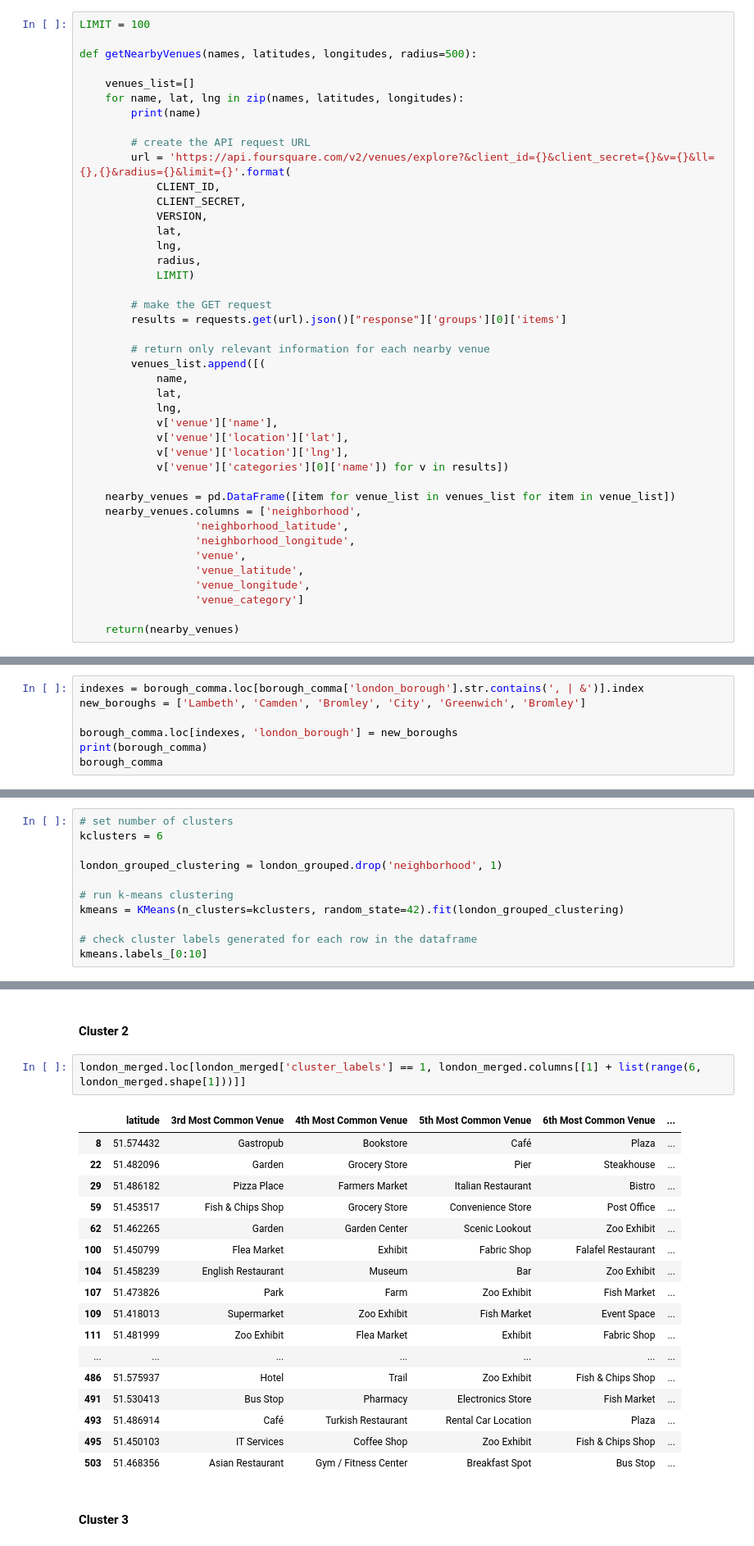
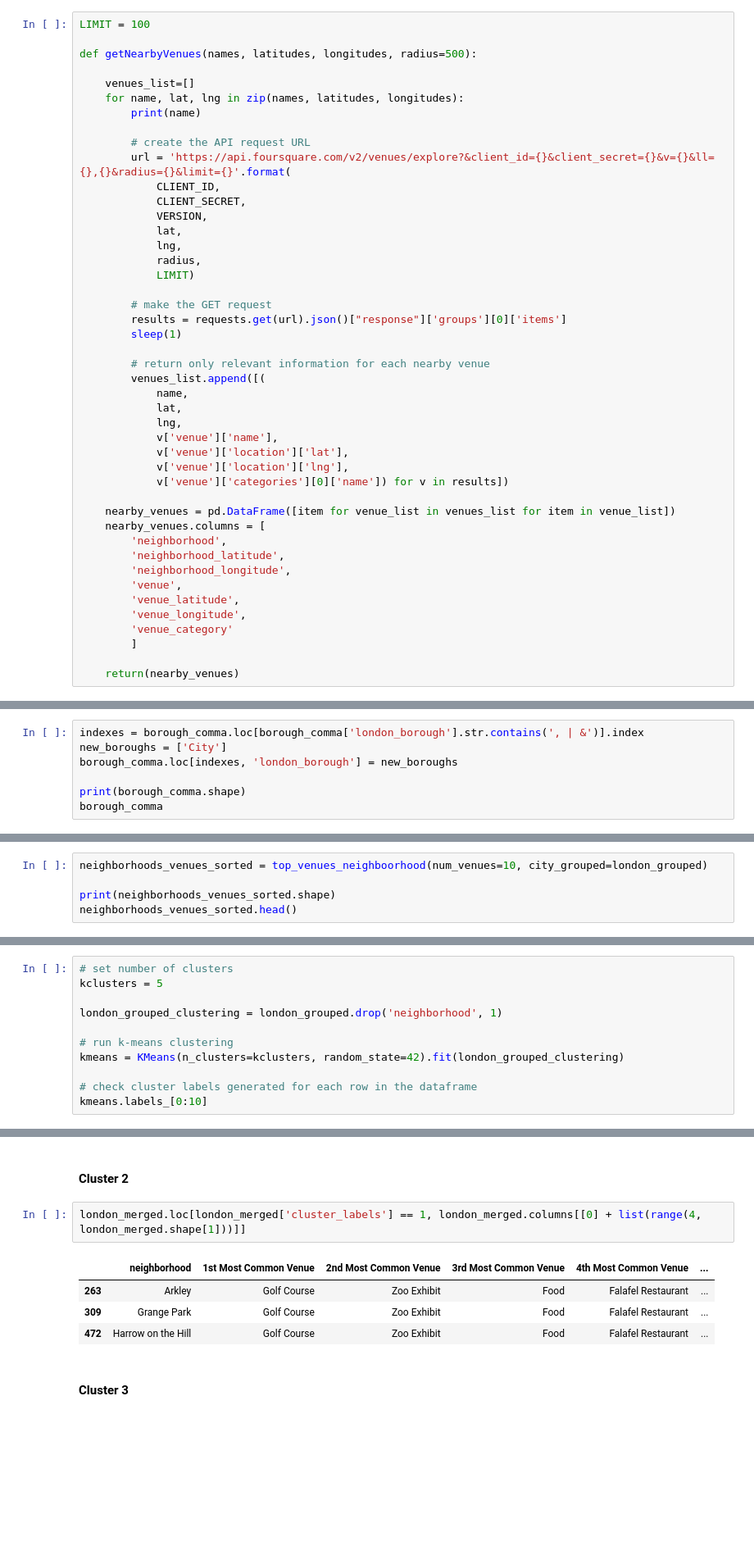
Before and after one commit to rafaelcgama/Capstone, a Jupyter notebook: final.ipynb, the cells around one changed output, grey strips where cells are left out. Shown at 82% size. Cells and saved outputs as stored; diff of their text form; blank space fills up the shorter version.

```diff
--- a/final.ipynb
+++ b/final.ipynb
@@ -233,6 +236,7 @@ def getNearbyVenues(names, latitudes, longitudes, radius=500):
 
         # make the GET request
         results = requests.get(url).json()["response"]['groups'][0]['items']
+        sleep(1)
 
         # return only relevant information for each nearby venue
         venues_list.append([(
@@ -245,13 +249,15 @@ def getNearbyVenues(names, latitudes, longitudes, radius=500):
             v['venue']['categories'][0]['name']) for v in results])
 
     nearby_venues = pd.DataFrame([item for venue_list in venues_list for item in venue_list])
-    nearby_venues.columns = ['neighborhood',
-                  'neighborhood_latitude',
-                  'neighborhood_longitude',
-                  'venue',
-                  'venue_latitude',
-                  'venue_longitude',
-                  'venue_category']
+    nearby_venues.columns = [
+        'neighborhood',
+        'neighborhood_latitude',
+        'neighborhood_longitude',
+        'venue',
+        'venue_latitude',
+        'venue_longitude',
+        'venue_category'
+        ]
 
     return(nearby_venues)
 # %% [markdown]
@@ -765,9 +670,9 @@ borough_comma.loc[borough_comma['london_borough'].str.contains(', | &')]
 As we can see there are still some locations where it wasn't possible to update the neighborhood using geopy so those I will research online and fix by hand.
 # %%
 indexes = borough_comma.loc[borough_comma['london_borough'].str.contains(', | &')].index
-new_boroughs = ['Lambeth', 'Camden', 'Bromley', 'City', 'Greenwich', 'Bromley']
+new_boroughs = ['City']
+borough_comma.loc[indexes, 'london_borough'] = new_boroughs
 
-borough_comma.loc[indexes, 'london_borough'] = new_boroughs
-print(borough_comma)
+print(borough_comma.shape)
 borough_comma
 # %% [output]
@@ -1298,0 +1192,5 @@ neighborhoods_venues_sorted.shape
+# %%
+neighborhoods_venues_sorted = top_venues_neighboorhood(num_venues=10, city_grouped=london_grouped)
+
+print(neighborhoods_venues_sorted.shape)
+neighborhoods_venues_sorted.head()
@@ -1316,6 +1209,6 @@ visualizer.poof()
 # %%
 # set number of clusters
-kclusters = 6
+kclusters = 5
 
 london_grouped_clustering = london_grouped.drop('neighborhood', 1)
 
@@ -1390,25 +1312,12 @@ london_merged.loc[london_merged['cluster_labels'] == 0, london_merged.columns[[1
 # %% [markdown]
 #### Cluster 2
 # %%
-london_merged.loc[london_merged['cluster_labels'] == 1, london_merged.columns[[1] + list(range(6, london_merged.shape[1]))]]
+london_merged.loc[london_merged['cluster_labels'] == 1, london_merged.columns[[0] + list(range(4, london_merged.shape[1]))]]
 # %% [output]
-|  | latitude | 3rd Most Common Venue | 4th Most Common Venue | 5th Most Common Venue | 6th Most Common Venue | ... |
-| 8 | 51.574432 | Gastropub | Bookstore | Café | Plaza | ... |
-| 22 | 51.482096 | Garden | Grocery Store | Pier | Steakhouse | ... |
-| 29 | 51.486182 | Pizza Place | Farmers Market | Italian Restaurant | Bistro | ... |
-| 59 | 51.453517 | Fish & Chips Shop | Grocery Store | Convenience Store | Post Office | ... |
-| 62 | 51.462265 | Garden | Garden Center | Scenic Lookout | Zoo Exhibit | ... |
-| 100 | 51.450799 | Flea Market | Exhibit | Fabric Shop | Falafel Restaurant | ... |
-| 104 | 51.458239 | English Restaurant | Museum | Bar | Zoo Exhibit | ... |
-| 107 | 51.473826 | Park | Farm | Zoo Exhibit | Fish Market | ... |
-| 109 | 51.418013 | Supermarket | Zoo Exhibit | Fish Market | Event Space | ... |
-| 111 | 51.481999 | Zoo Exhibit | Flea Market | Exhibit | Fabric Shop | ... |
-| ... | ... | ... | ... | ... | ... | ... |
-| 486 | 51.575937 | Hotel | Trail | Zoo Exhibit | Fish & Chips Shop | ... |
-| 491 | 51.530413 | Bus Stop | Pharmacy | Electronics Store | Fish Market | ... |
-| 493 | 51.486914 | Café | Turkish Restaurant | Rental Car Location | Plaza | ... |
-| 495 | 51.450103 | IT Services | Coffee Shop | Zoo Exhibit | Fish & Chips Shop | ... |
-| 503 | 51.468356 | Asian Restaurant | Gym / Fitness Center | Breakfast Spot | Bus Stop | ... |
+|  | neighborhood | 1st Most Common Venue | 2nd Most Common Venue | 3rd Most Common Venue | 4th Most Common Venue | ... |
+| 263 | Arkley | Golf Course | Zoo Exhibit | Food | Falafel Restaurant | ... |
+| 309 | Grange Park | Golf Course | Zoo Exhibit | Food | Falafel Restaurant | ... |
+| 472 | Harrow on the Hill | Golf Course | Zoo Exhibit | Food | Falafel Restaurant | ... |
 # %% [markdown]
 #### Cluster 3
 # %%
```
Also changed, not shown: parts of 102 cells of this notebook, 1 other file.
